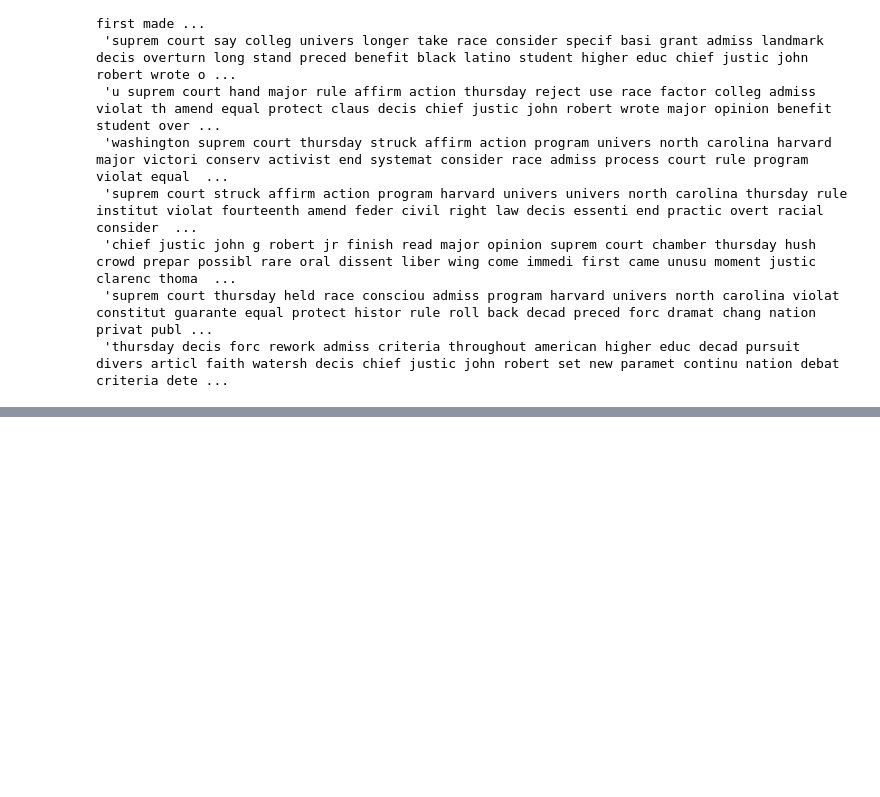
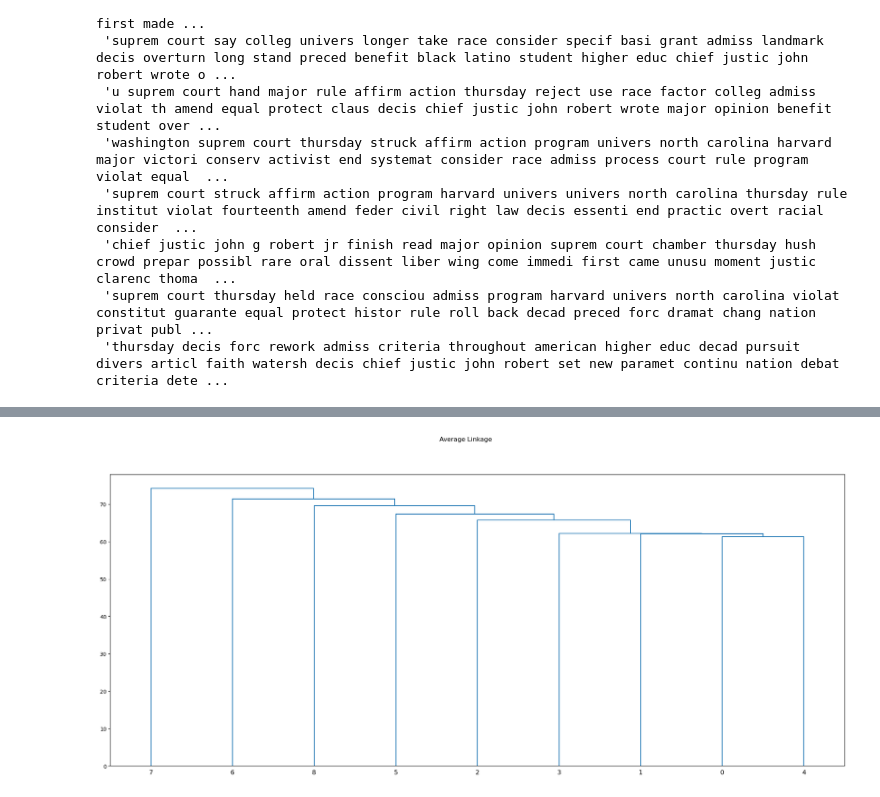
Before and after one commit to kamilapalys/capstone, a Jupyter notebook: src/news.ipynb, the cells around one changed output, grey strips where cells are left out. Saved outputs shown, nothing was run; the diff lists cells and outputs as text; code cells hidden in the pictures; blank space fills up the shorter version.

Commit message:
completed preliminary clustering of news sources.

```diff
--- a/src/news.ipynb
+++ b/src/news.ipynb
@@ -84,7 +87,7 @@ article_docs = []
 dir = os.listdir('data/text/')
 dir.sort()
 for filename in dir:
-    filepath = os.path.join(directory, filename)
+    filepath = os.path.join('data/text/', filename)
     file_list.append(f"{filepath}")
     if filename.split(".")[-1] == "txt":
         article_string = file_to_string(filepath)
@@ -352,22 +355,22 @@ source_docs
 
 # convert the list of article strings into a binary-value dataframe
 t = Tokenizer()
-t.fit_on_texts(article_docs)
+t.fit_on_texts(source_docs)
 print(t)
-encoded_docs = t.texts_to_matrix(article_docs, mode='binary')
+encoded_source_docs = t.texts_to_matrix(source_docs, mode='tfidf')
 words = [x for x in t.word_index.keys()]
-binary_df = pd.DataFrame(data = encoded_docs[:, 1:], columns=words)
+tfidf_source_df = pd.DataFrame(data = encoded_source_docs[:, 1:], columns=words)
 # List of conditions
 source_conditions = [
-      binary_df['abcarticle'] == 1
-    , binary_df['bbcarticle'] == 1
-    , binary_df['cnnarticle'] == 1
-    , binary_df['foxarticle'] == 1
-    , binary_df['nbcarticle'] == 1
-    , binary_df['nyparticle'] == 1
-    , binary_df['nytarticle'] == 1
-    , binary_df['wparticle'] == 1
-    , binary_df['wsjarticle'] == 1
+      tfidf_source_df['abcarticle'] != 0
+    , tfidf_source_df['bbcarticle'] != 0
+    , tfidf_source_df['cnnarticle'] != 0
+    , tfidf_source_df['foxarticle'] != 0
+    , tfidf_source_df['nbcarticle'] != 0
+    , tfidf_source_df['nyparticle'] != 0
+    , tfidf_source_df['nytarticle'] != 0
+    , tfidf_source_df['wparticle'] != 0
+    , tfidf_source_df['wsjarticle'] != 0
 ]
 
 # List of values to return
@@ -384,4 +387,9 @@ source_choices  = [
 ]
 
 # create a new source column
-binary_df["article_source"] = np.select(source_conditions, source_choices, "ERROR")
+tfidf_source_df["article_source"] = np.select(source_conditions, source_choices, "ERROR")
+tfidf_source_df.set_index('article_source', inplace=True)
+tfidf_source_df.drop(['abcarticle', 'bbcarticle', 'cnnarticle', 'foxarticle',
+                      'nbcarticle', 'nyparticle', 'nytarticle', 'wparticle',
+                      'wsjarticle'], axis=1, inplace=True)
+tfidf_source_df
@@ -387,0 +410,11 @@ binary_df["article_source"] = np.select(source_conditions, source_choices, "ERRO
+# %%
+from scipy.cluster.hierarchy import dendrogram, linkage
+import matplotlib.pyplot as plt
+
+Z = linkage(tfidf_source_df, 'average')
+fig = plt.figure(figsize=(25, 10))
+fig.suptitle("Average Linkage")
+dn = dendrogram(Z) # plotting the dendrogram
+plt.show()
+# %% [output]
+[figure, added]
```
Also changed, not shown: parts of 2 cells of this notebook, 2 other files.
